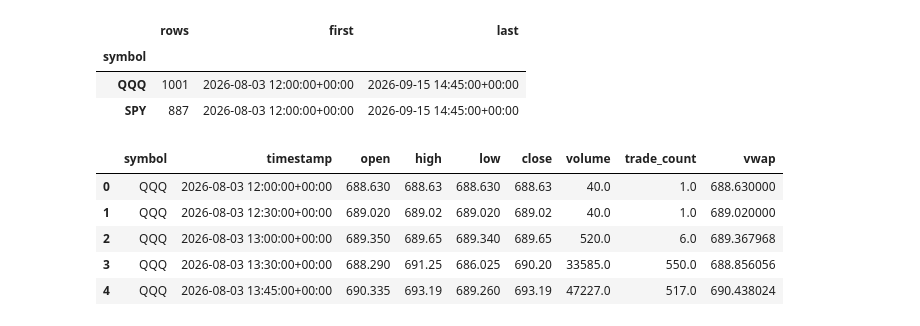
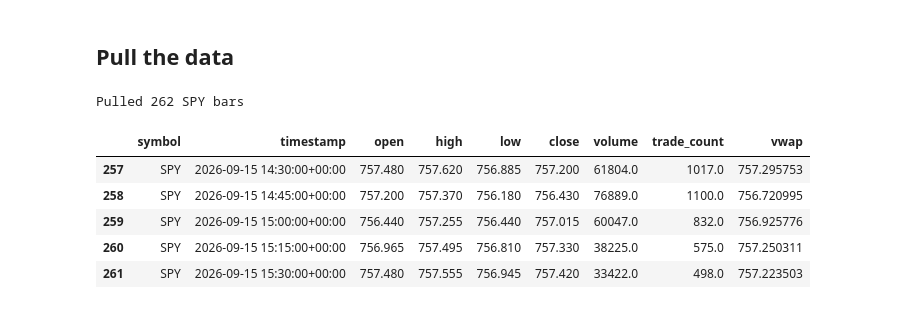
Before and after one commit to Tiger-Quant/Alpaca-Starter, a Jupyter notebook: 01_data_ingestion_eda.ipynb, the cells around one changed output. Drawn from its saved outputs; the diff is of its cells as text; code cells hidden in the pictures.

```diff
--- a/01_data_ingestion_eda.ipynb
+++ b/01_data_ingestion_eda.ipynb
@@ -49,28 +40,38 @@ The request uses Alpaca's historical stock-data client. Timestamps stay in UTC;
+# %% [markdown]
+## Pull the data
 # %%
-client = StockHistoricalDataClient(key, secret)
+end = datetime.now(timezone.utc)
+start = end - timedelta(days=DAYS_TO_PULL)
+
+client = StockHistoricalDataClient(API_KEY, SECRET_KEY)
 request = StockBarsRequest(
-    symbol_or_symbols=SYMBOLS,
+    symbol_or_symbols=SYMBOL,
     timeframe=TimeFrame(BAR_MINUTES, TimeFrameUnit.Minute),
-    start=START_UTC,
-    end=END_UTC,
+    start=start,
+    end=end,
     feed=DataFeed.IEX,
 )
+
 bars = client.get_stock_bars(request).df.reset_index()
 if bars.empty:
-    raise ValueError("Alpaca returned no bars for this request")
+    raise ValueError(f"Alpaca returned no bars for {SYMBOL}")
 
 bars["timestamp"] = pd.to_datetime(bars["timestamp"], utc=True)
-bars = bars.sort_values(["symbol", "timestamp"]).drop_duplicates(["symbol", "timestamp"]).reset_index(drop=True)
-display(bars.groupby("symbol").agg(rows=("timestamp", "size"), first=("timestamp", "min"), last=("timestamp", "max")))
-display(bars.head())
+bars = bars.sort_values("timestamp").drop_duplicates("timestamp").reset_index(drop=True)
+
+new_york_time = bars["timestamp"].dt.tz_convert("America/New_York")
+session_date = new_york_time.dt.date
+recent_sessions = sorted(session_date.unique())[-5:]
+chart_data = bars.loc[session_date.isin(recent_sessions)].copy()
+chart_time = chart_data["timestamp"].dt.tz_convert("America/New_York")
+
+print(f"Pulled {len(bars):,} {SYMBOL} bars")
+bars.tail()
 # %% [output]
+Pulled 262 SPY bars
-|  | rows | first | last |
-| symbol |  |  |  |
-| QQQ | 1001 | 2026-08-03 12:00:00+00:00 | 2026-09-15 14:45:00+00:00 |
-| SPY | 887 | 2026-08-03 12:00:00+00:00 | 2026-09-15 14:45:00+00:00 |
+|  | symbol | timestamp | open | high | low | close | volume | trade_count | vwap |
+| 257 | SPY | 2026-09-15 14:30:00+00:00 | 757.480 | 757.620 | 756.885 | 757.200 | 61804.0 | 1017.0 | 757.295753 |
+| 258 | SPY | 2026-09-15 14:45:00+00:00 | 757.200 | 757.370 | 756.180 | 756.430 | 76889.0 | 1100.0 | 756.720995 |
+| 259 | SPY | 2026-09-15 15:00:00+00:00 | 756.440 | 757.255 | 756.440 | 757.015 | 60047.0 | 832.0 | 756.925776 |
+| 260 | SPY | 2026-09-15 15:15:00+00:00 | 756.965 | 757.495 | 756.810 | 757.330 | 38225.0 | 575.0 | 757.250311 |
+| 261 | SPY | 2026-09-15 15:30:00+00:00 | 757.480 | 757.555 | 756.945 | 757.420 | 33422.0 | 498.0 | 757.223503 |
-|  | symbol | timestamp | open | high | low | close | volume | trade_count | vwap |
-| 0 | QQQ | 2026-08-03 12:00:00+00:00 | 688.630 | 688.63 | 688.630 | 688.63 | 40.0 | 1.0 | 688.630000 |
-| 1 | QQQ | 2026-08-03 12:30:00+00:00 | 689.020 | 689.02 | 689.020 | 689.02 | 40.0 | 1.0 | 689.020000 |
-| 2 | QQQ | 2026-08-03 13:00:00+00:00 | 689.350 | 689.65 | 689.340 | 689.65 | 520.0 | 6.0 | 689.367968 |
-| 3 | QQQ | 2026-08-03 13:30:00+00:00 | 688.290 | 691.25 | 686.025 | 690.20 | 33585.0 | 550.0 | 688.856056 |
-| 4 | QQQ | 2026-08-03 13:45:00+00:00 | 690.335 | 693.19 | 689.260 | 693.19 | 47227.0 | 517.0 | 690.438024 |
```
Also changed, not shown: parts of 14 cells of this notebook.
